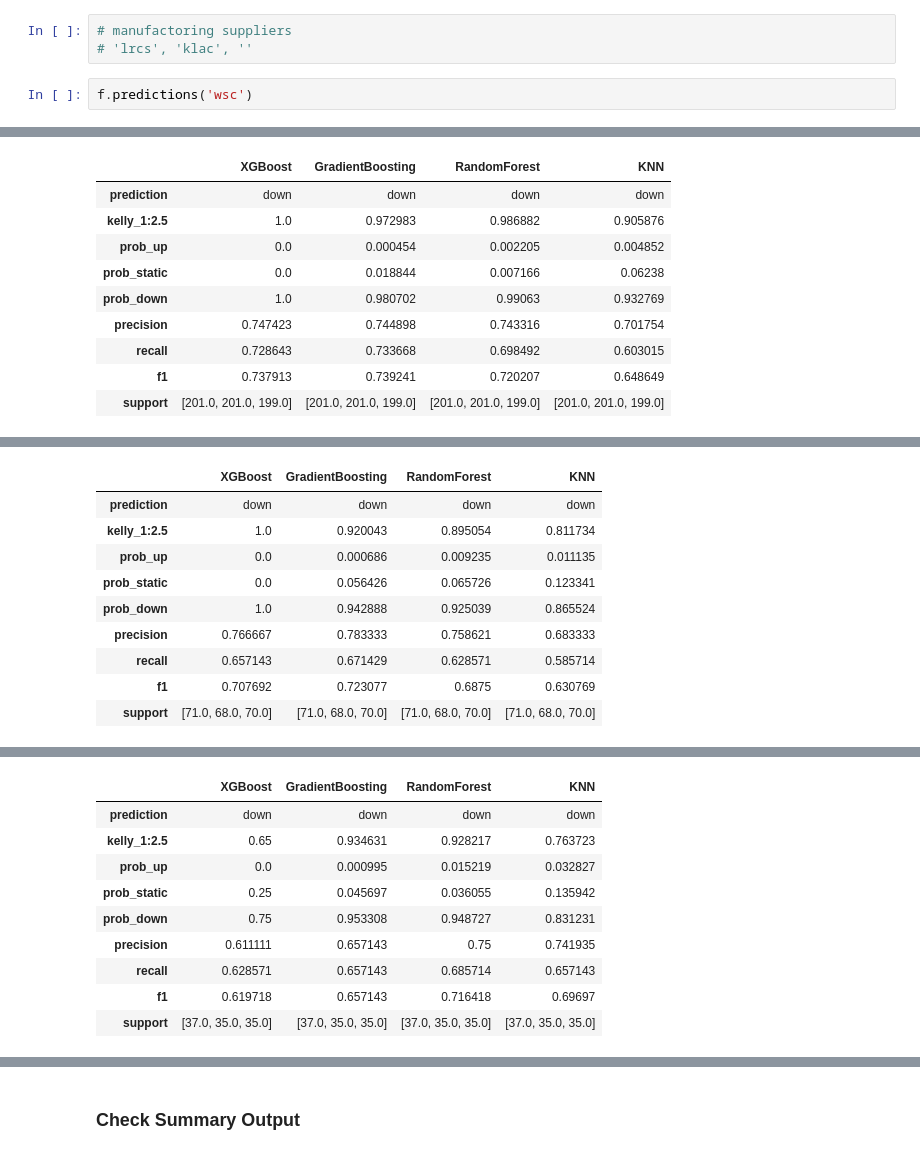
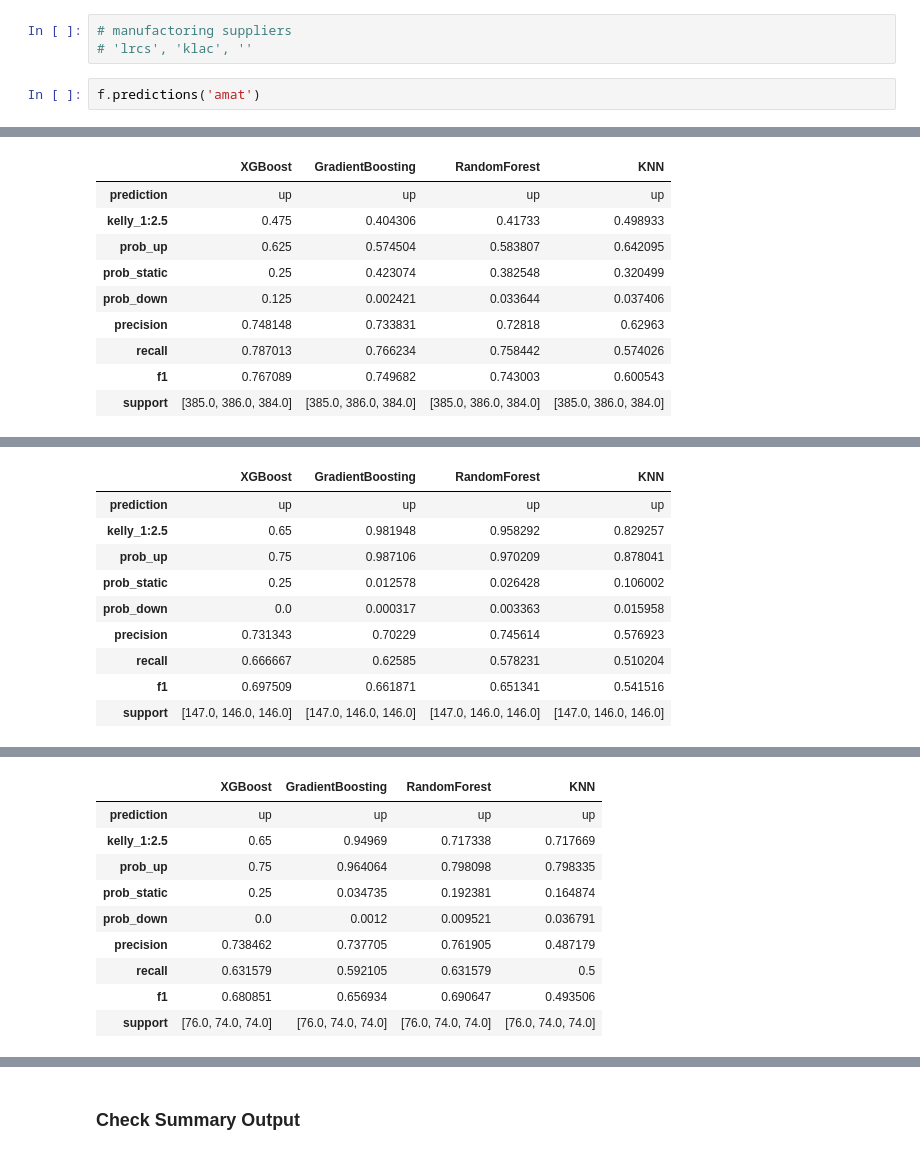
Before and after one commit to yuchild/stock_production, a Jupyter notebook: stock_next_time_frame_predictor.ipynb, the cells around one changed output, grey strips where cells are left out. Saved outputs shown, nothing was run; the diff lists cells and outputs as text.

```diff
--- a/stock_next_time_frame_predictor.ipynb
+++ b/stock_next_time_frame_predictor.ipynb
@@ -43,5 +43,5 @@ from src import functions as f
 # manufactoring suppliers
 # 'lrcs', 'klac', ''
 # %%
-f.predictions('wsc')
+f.predictions('amat')
 # %% [output]
@@ -49,10 +49,10 @@ WSC 5m Interval Timestamp: 2024-10-21 03:18:22
 |  | XGBoost | GradientBoosting | RandomForest | KNN |
-| prediction | down | down | down | down |
-| kelly_1:2.5 | 1.0 | 0.972983 | 0.986882 | 0.905876 |
-| prob_up | 0.0 | 0.000454 | 0.002205 | 0.004852 |
-| prob_static | 0.0 | 0.018844 | 0.007166 | 0.06238 |
-| prob_down | 1.0 | 0.980702 | 0.99063 | 0.932769 |
-| precision | 0.747423 | 0.744898 | 0.743316 | 0.701754 |
-| recall | 0.728643 | 0.733668 | 0.698492 | 0.603015 |
-| f1 | 0.737913 | 0.739241 | 0.720207 | 0.648649 |
-| support | [201.0, 201.0, 199.0] | [201.0, 201.0, 199.0] | [201.0, 201.0, 199.0] | [201.0, 201.0, 199.0] |
+| prediction | up | up | up | up |
+| kelly_1:2.5 | 0.475 | 0.404306 | 0.41733 | 0.498933 |
+| prob_up | 0.625 | 0.574504 | 0.583807 | 0.642095 |
+| prob_static | 0.25 | 0.423074 | 0.382548 | 0.320499 |
+| prob_down | 0.125 | 0.002421 | 0.033644 | 0.037406 |
+| precision | 0.748148 | 0.733831 | 0.72818 | 0.62963 |
+| recall | 0.787013 | 0.766234 | 0.758442 | 0.574026 |
+| f1 | 0.767089 | 0.749682 | 0.743003 | 0.600543 |
+| support | [385.0, 386.0, 384.0] | [385.0, 386.0, 384.0] | [385.0, 386.0, 384.0] | [385.0, 386.0, 384.0] |
@@ -60,10 +60,10 @@ WSC 15m Interval Timestamp: 2024-10-21 03:18:26
 |  | XGBoost | GradientBoosting | RandomForest | KNN |
-| prediction | down | down | down | down |
-| kelly_1:2.5 | 1.0 | 0.920043 | 0.895054 | 0.811734 |
-| prob_up | 0.0 | 0.000686 | 0.009235 | 0.011135 |
-| prob_static | 0.0 | 0.056426 | 0.065726 | 0.123341 |
-| prob_down | 1.0 | 0.942888 | 0.925039 | 0.865524 |
-| precision | 0.766667 | 0.783333 | 0.758621 | 0.683333 |
-| recall | 0.657143 | 0.671429 | 0.628571 | 0.585714 |
-| f1 | 0.707692 | 0.723077 | 0.6875 | 0.630769 |
-| support | [71.0, 68.0, 70.0] | [71.0, 68.0, 70.0] | [71.0, 68.0, 70.0] | [71.0, 68.0, 70.0] |
+| prediction | up | up | up | up |
+| kelly_1:2.5 | 0.65 | 0.981948 | 0.958292 | 0.829257 |
+| prob_up | 0.75 | 0.987106 | 0.970209 | 0.878041 |
+| prob_static | 0.25 | 0.012578 | 0.026428 | 0.106002 |
+| prob_down | 0.0 | 0.000317 | 0.003363 | 0.015958 |
+| precision | 0.731343 | 0.70229 | 0.745614 | 0.576923 |
+| recall | 0.666667 | 0.62585 | 0.578231 | 0.510204 |
+| f1 | 0.697509 | 0.661871 | 0.651341 | 0.541516 |
+| support | [147.0, 146.0, 146.0] | [147.0, 146.0, 146.0] | [147.0, 146.0, 146.0] | [147.0, 146.0, 146.0] |
@@ -71,10 +71,10 @@ WSC 30m Interval Timestamp: 2024-10-21 03:18:28
 |  | XGBoost | GradientBoosting | RandomForest | KNN |
-| prediction | down | down | down | down |
-| kelly_1:2.5 | 0.65 | 0.934631 | 0.928217 | 0.763723 |
-| prob_up | 0.0 | 0.000995 | 0.015219 | 0.032827 |
-| prob_static | 0.25 | 0.045697 | 0.036055 | 0.135942 |
-| prob_down | 0.75 | 0.953308 | 0.948727 | 0.831231 |
-| precision | 0.611111 | 0.657143 | 0.75 | 0.741935 |
-| recall | 0.628571 | 0.657143 | 0.685714 | 0.657143 |
-| f1 | 0.619718 | 0.657143 | 0.716418 | 0.69697 |
-| support | [37.0, 35.0, 35.0] | [37.0, 35.0, 35.0] | [37.0, 35.0, 35.0] | [37.0, 35.0, 35.0] |
+| prediction | up | up | up | up |
+| kelly_1:2.5 | 0.65 | 0.94969 | 0.717338 | 0.717669 |
+| prob_up | 0.75 | 0.964064 | 0.798098 | 0.798335 |
+| prob_static | 0.25 | 0.034735 | 0.192381 | 0.164874 |
+| prob_down | 0.0 | 0.0012 | 0.009521 | 0.036791 |
+| precision | 0.738462 | 0.737705 | 0.761905 | 0.487179 |
+| recall | 0.631579 | 0.592105 | 0.631579 | 0.5 |
+| f1 | 0.680851 | 0.656934 | 0.690647 | 0.493506 |
+| support | [76.0, 74.0, 74.0] | [76.0, 74.0, 74.0] | [76.0, 74.0, 74.0] | [76.0, 74.0, 74.0] |
```
Also changed, not shown: parts of 1 cell of this notebook, 14 other files.
